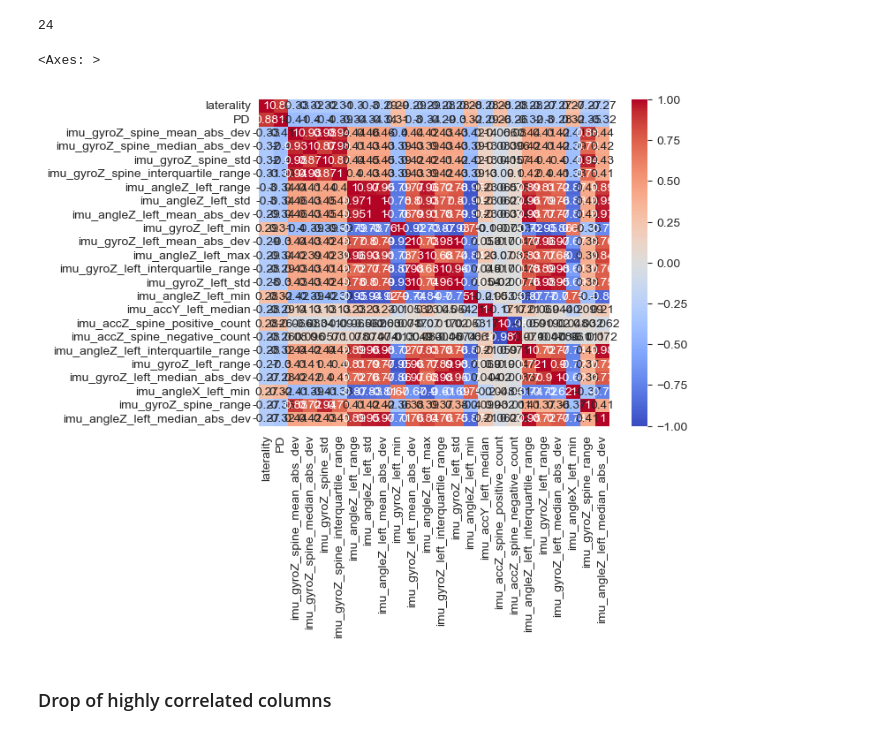
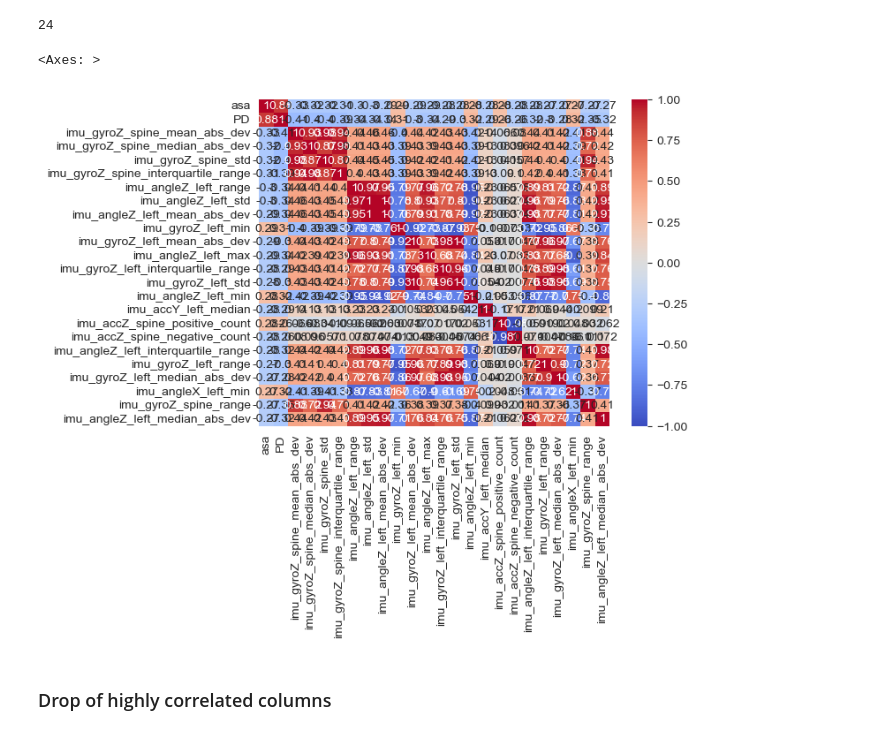
Before and after one commit to jose-2001/AIForIMUParkinsonData, a Jupyter notebook: notebooks/data_preparation/features-preprocessing/s4-features-asa-preprocessing.ipynb, the cells around one changed output. Drawn from its saved outputs; the diff is of its cells as text; code cells hidden in the pictures.

```diff
--- a/notebooks/data_preparation/features-preprocessing/s4-features-asa-preprocessing.ipynb
+++ b/notebooks/data_preparation/features-preprocessing/s4-features-asa-preprocessing.ipynb
@@ -98,7 +98,7 @@ print('Patients registers after merge:',len(patients))
 Patients registers before merge: 10284
 Patients registers after merge: 10280
 # %%
-controls['laterality'] = [0 for i in range(len(controls))]
+controls['asa'] = [0 for i in range(len(controls))]
 # %%
-laterality_data = pd.concat([patients, controls])
+asa_data = pd.concat([patients, controls])
 # %%
@@ -114,6 +114,6 @@ laterality
 2     3955
 Name: count, dtype: int64
 # %%
-laterality_data['laterality'] = laterality_data['laterality'].replace(2, 1)
-laterality_data['laterality'].value_counts()
+asa_data['asa'] = asa_data['asa'].replace(2, 1)
+asa_data['asa'].value_counts()
 # %% [output]
@@ -128,5 +128,5 @@ temp = laterality_data[laterality_data.columns.tolist()[4:]].copy()
 # %%
-correlation = laterality_data[laterality_data.columns.tolist()[4:]].corr().abs()['laterality']
+correlation = asa_data[asa_data.columns.tolist()[4:]].corr().abs()['asa']
 # %%
 correlation=correlation.sort_values(ascending=False)
 # %%
@@ -174,11 +174,11 @@ len(best_correlations_columns)
 # %% [output]
 24
 # %%
-laterality_data = laterality_data[best_correlations_columns]
-sns.heatmap(laterality_data.corr(), annot = True, vmin=-1, vmax=1, center= 0, cmap= 'coolwarm')
+asa_data = asa_data[best_correlations_columns]
+sns.heatmap(asa_data.corr(), annot = True, vmin=-1, vmax=1, center= 0, cmap= 'coolwarm')
 # %% [output]
 <Axes: >
-[figure, old version]
+[figure, new version]
 # %% [markdown]
 ### Drop of highly correlated columns
 # %%
```
Also changed, not shown: parts of 20 cells of this notebook.
